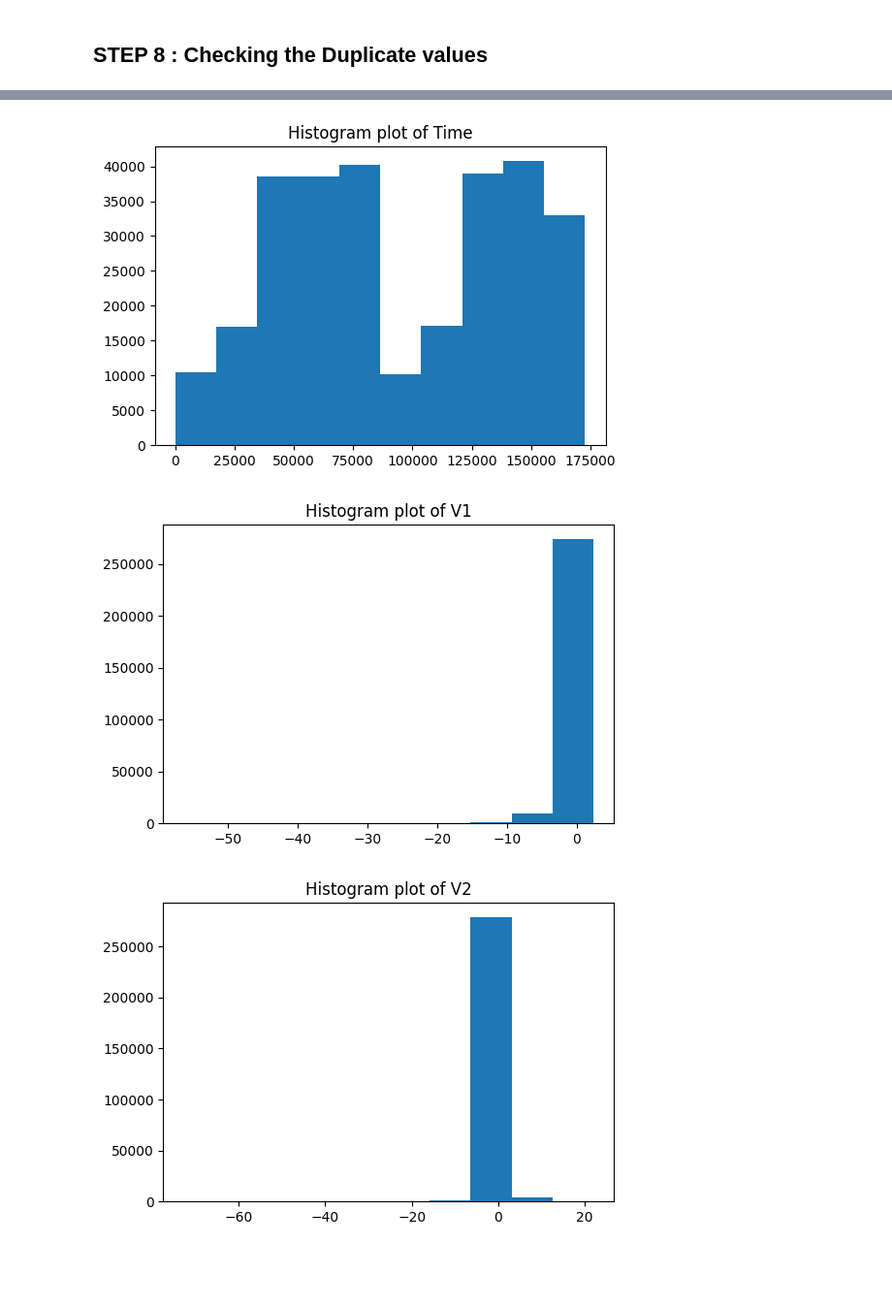
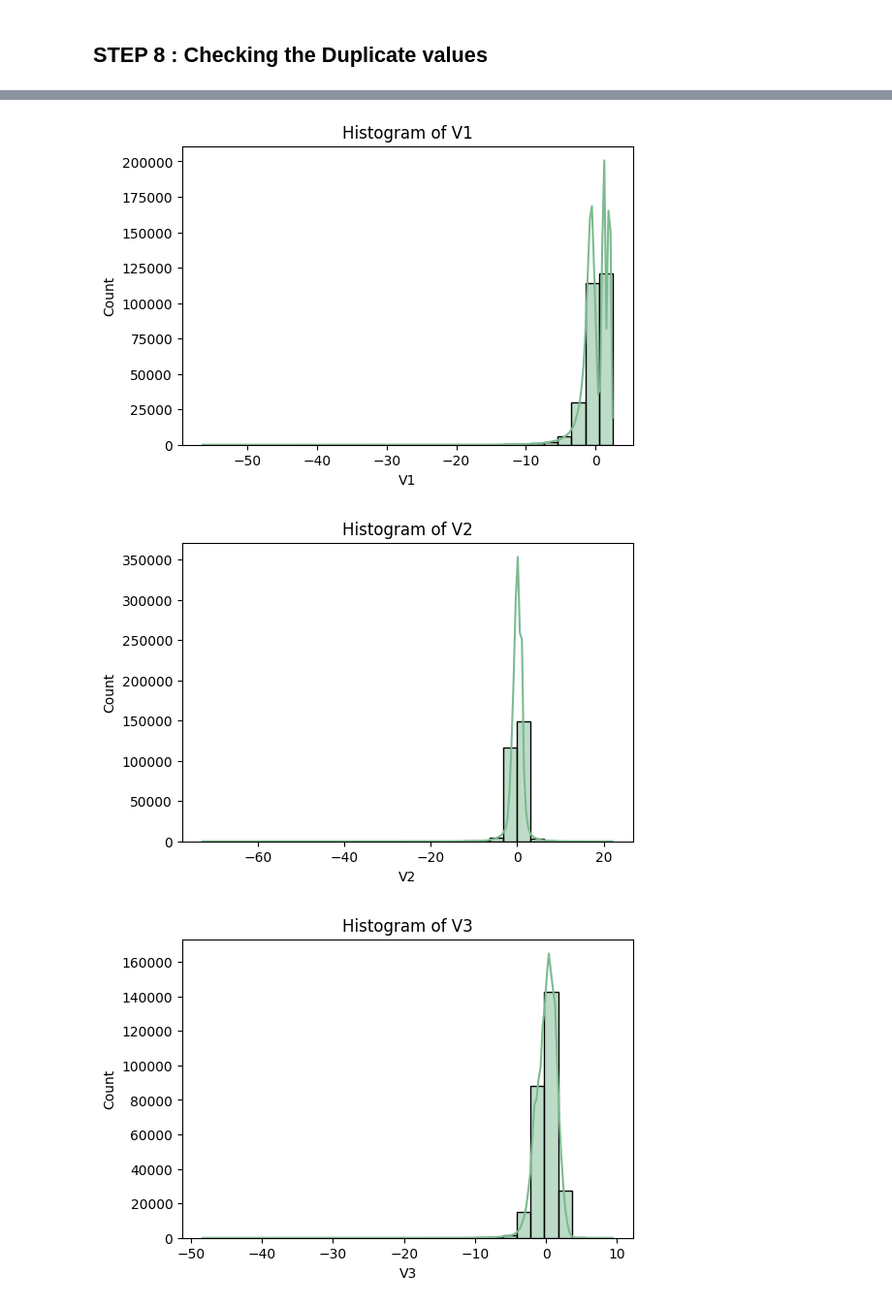
Before and after one commit to SurekhaBerlin/Credit-Card-Fraud-Prediction-using-ML, a Jupyter notebook: Credit_Card_Fraud_Prediction_using_ML_ipynb.ipynb, the cells around one changed output, grey strips where cells are left out. Shown at 97% size. Drawn from its saved outputs; the diff is of its cells as text; code cells hidden in the pictures; blank space fills up the shorter version.

```diff
--- a/Credit_Card_Fraud_Prediction_using_ML_ipynb.ipynb
+++ b/Credit_Card_Fraud_Prediction_using_ML_ipynb.ipynb
@@ -93,6 +107,9 @@ df.isnull().sum()
 | Amount | 0 |
 | Class | 0 |
 dtype: int64
+# %%
+# Dropping the time column
+df.drop(['Time'], axis=1, inplace=True)
 # %% [markdown]
 ## STEP 8 : Checking the Duplicate values
 # %%
@@ -101,0 +119,3 @@ df.duplicated().sum()
+# %%
+
+df = df.drop_duplicates()
@@ -101,0 +128,3 @@ df.duplicated().sum()
+# %%
+scaler = StandardScaler()
+df['scaled_amount'] = scaler.fit_transform(df['Amount'].values.reshape(-1, 1))
@@ -104,12 +170,12 @@ df.duplicated().sum()
 # %%
-# Plot the histogram or box plot to find the outlier of all the  column
-# Loop through all columns in the DataFrame and plot a box plot for each
+# Loop through all columns in the DataFrame and plot a histogram for each
 for column in df.columns:
     plt.figure(figsize=(6, 4))
-    plt.hist(df[column])
-    plt.title(f'Histogram plot of {column}')
+    sns.histplot(df[column], kde=True, color=sns.color_palette("crest")[0], bins=30)  # Apply color from 'crest' palette
+    plt.xlabel(column)
+    plt.title(f'Histogram of {column}')
     plt.show()
 # %% [output]
-[figure, old version]
+[figure, new version]
-[figure, old version]
+[figure, new version]
-[figure, old version]
+[figure, new version]
```
Also changed, not shown: parts of 31 cells of this notebook.
